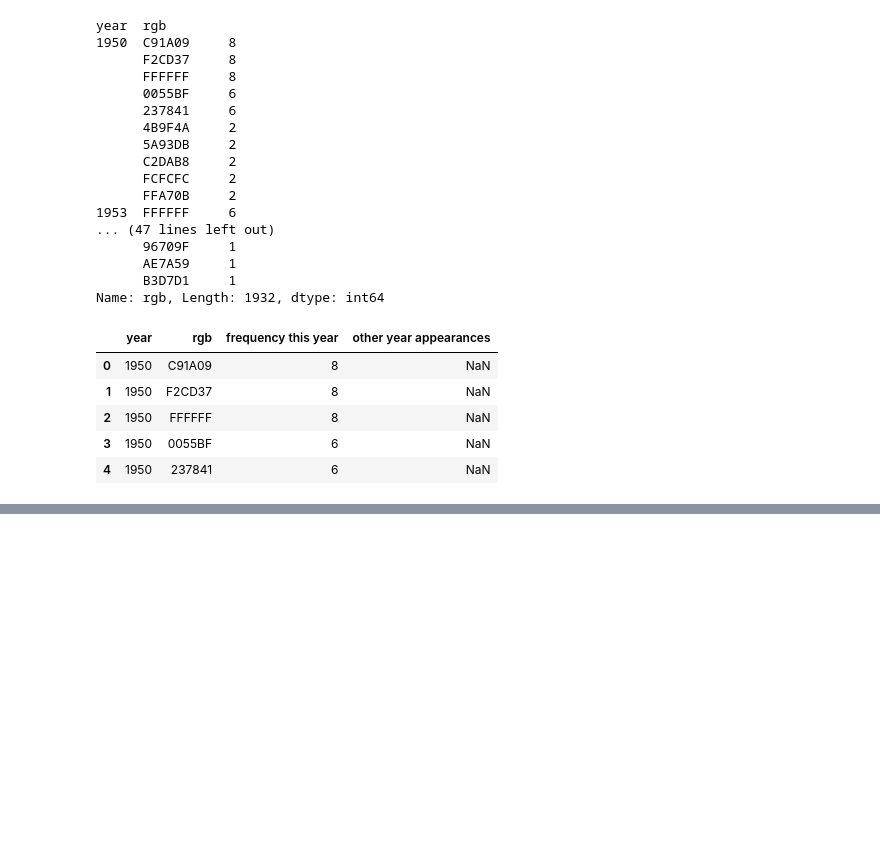
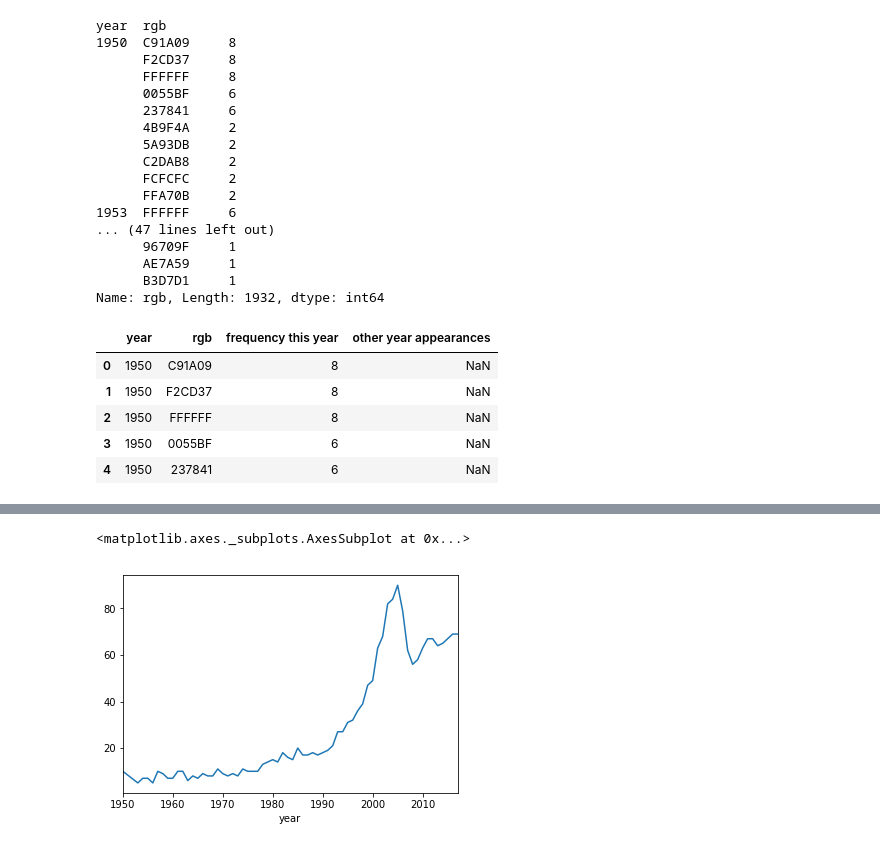
Before and after one commit to adaskalopoulou/studio-projects, a Jupyter notebook: code/project3/Datasets/Lego color draft1.ipynb, the cells around one changed output, grey strips where cells are left out. Saved outputs shown, nothing was run; the diff lists cells and outputs as text; code cells hidden in the pictures; blank space fills up the shorter version.

```diff
--- a/code/project3/Datasets/Lego color draft1.ipynb
+++ b/code/project3/Datasets/Lego color draft1.ipynb
@@ -165,0 +186,5 @@ df_col_uniq.to_csv("colors_year_uniq.csv")
+# %%
+df_full_color.groupby('year')['rgb'].nunique().plot()
+# %% [output]
+<matplotlib.axes._subplots.AxesSubplot at 0x...>
+[figure, added]
```
Also changed, not shown: parts of 1 cell of this notebook, 5 other files.
